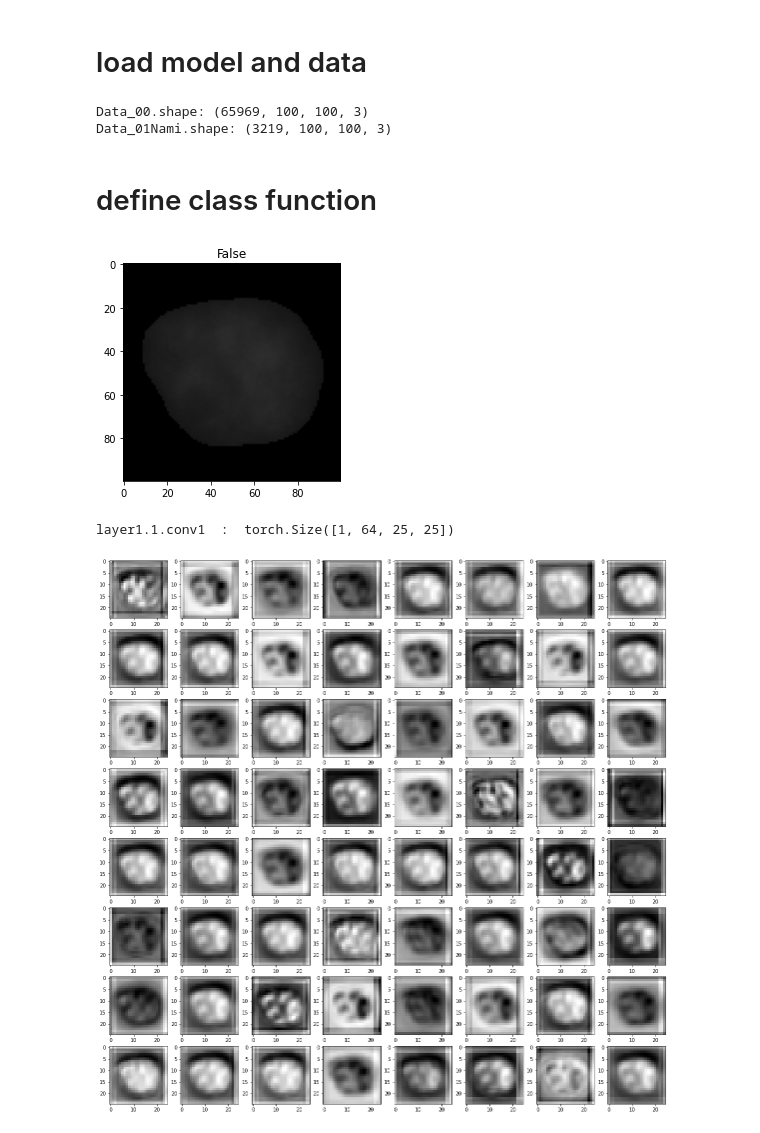
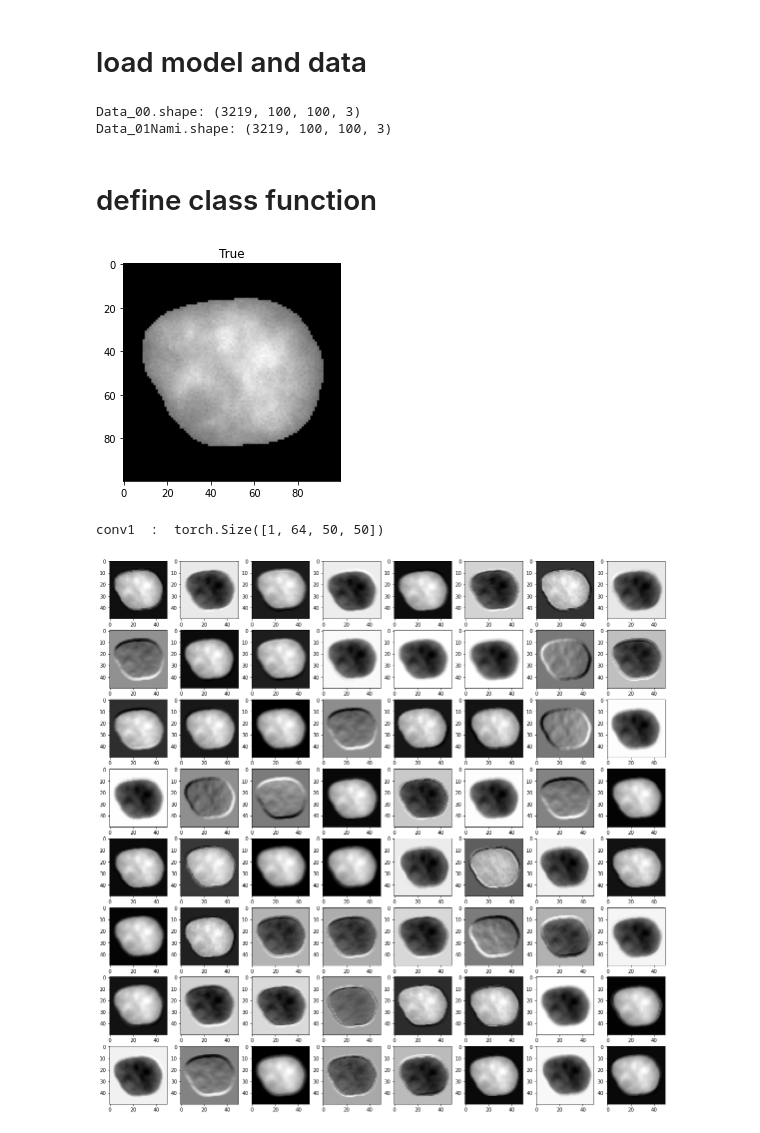
Before and after one commit to DDDog-WANG/NDAcquisition, a Jupyter notebook: Classification/FeatureMap.ipynb, the cells around one changed output. Cells and saved outputs as stored; diff of their text form; code cells hidden in the pictures.

```diff
--- a/Classification/FeatureMap.ipynb
+++ b/Classification/FeatureMap.ipynb
@@ -17,13 +17,13 @@ device = "cuda"
 # %% [markdown]
 # load model and data
 # %%
-Data_00=np.load("results2022/01x40_padded.npy",allow_pickle=True)
+Data_00=np.load("results2022/01x40_padded_3219.npy",allow_pickle=True)
 Data_01Nami=np.load("results2022/02x40_padded.npy",allow_pickle=True)
 
 print("Data_00.shape:", Data_00.shape)
 print("Data_01Nami.shape:", Data_01Nami.shape)
 # %% [output]
-Data_00.shape: (65969, 100, 100, 3)
+Data_00.shape: (3219, 100, 100, 3)
 Data_01Nami.shape: (3219, 100, 100, 3)
 # %% [markdown]
 # define class function
@@ -94,25 +94,25 @@ class OriginIMG:
 # %%
 # load model
 PATH = "SelfResnet18_L2F1_200.pkl"
 model = torch.load(PATH)
-label = [0]
+label = [1]
 # check predict label correct or not
 for i in range(1):
     # pad
     img = OriginIMG(Data_01Nami[1])
     imgpad = img.pad(100,100)
     # predict
     tf, pred = img.predict(model,imgpad,label[i])
     plt.title(tf)
-    plt.imshow(imgpad)
+    plt.imshow(imgpad/np.amax(imgpad))
     plt.show()
     # plot feature
-    target_layer = "layer1.1.conv1"
+    target_layer = "conv1"
     img.plot_feature(model,imgpad,target_layer)
 # %% [output]
-[figure, old version]
+[figure, new version]
-layer1.1.conv1  :  torch.Size([1, 64, 25, 25])
+conv1  :  torch.Size([1, 64, 50, 50])
-[figure, old version]
+[figure, new version]
 # %%
 for key in feature_activation:
     bn = feature_activation[key].cpu()
```
Also changed, not shown: 4 other files.
